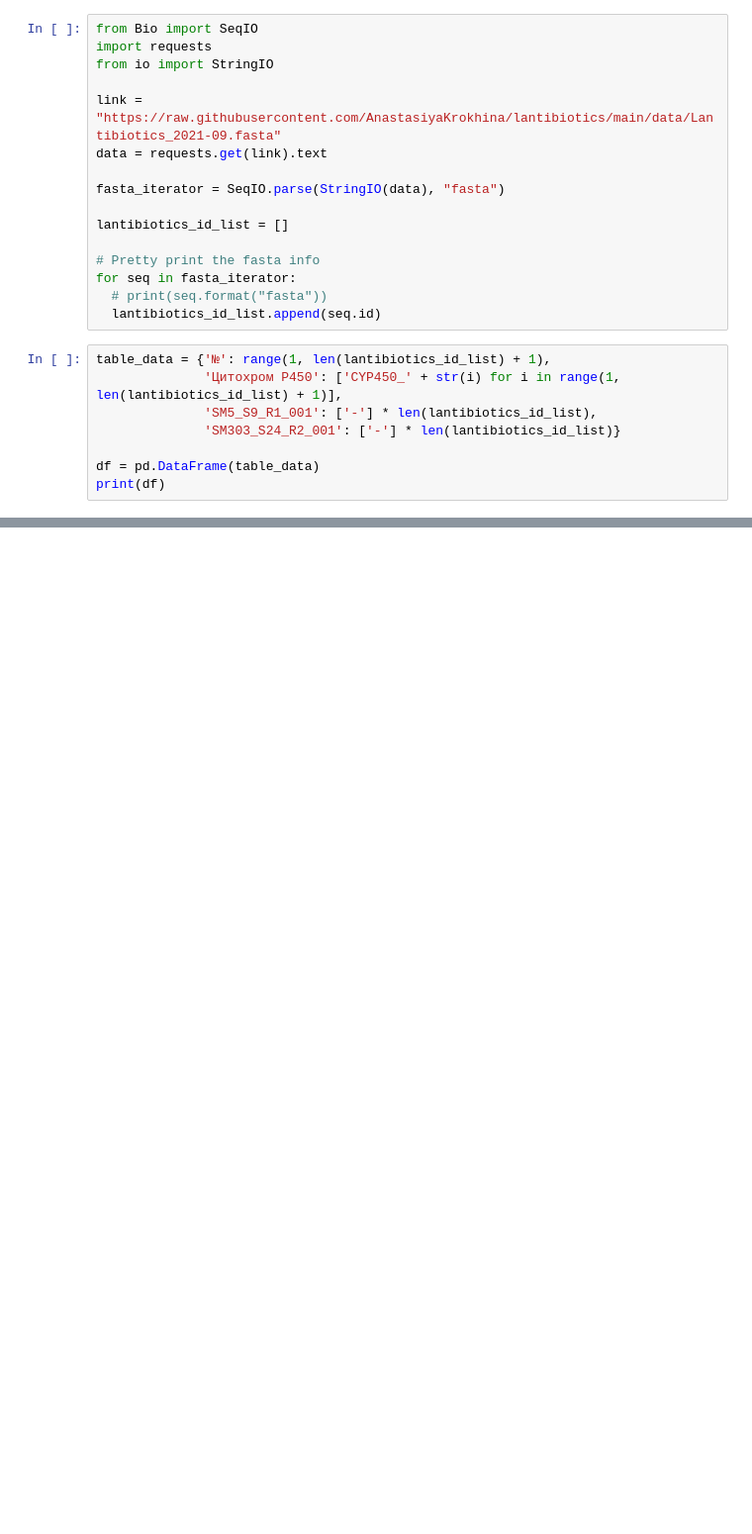
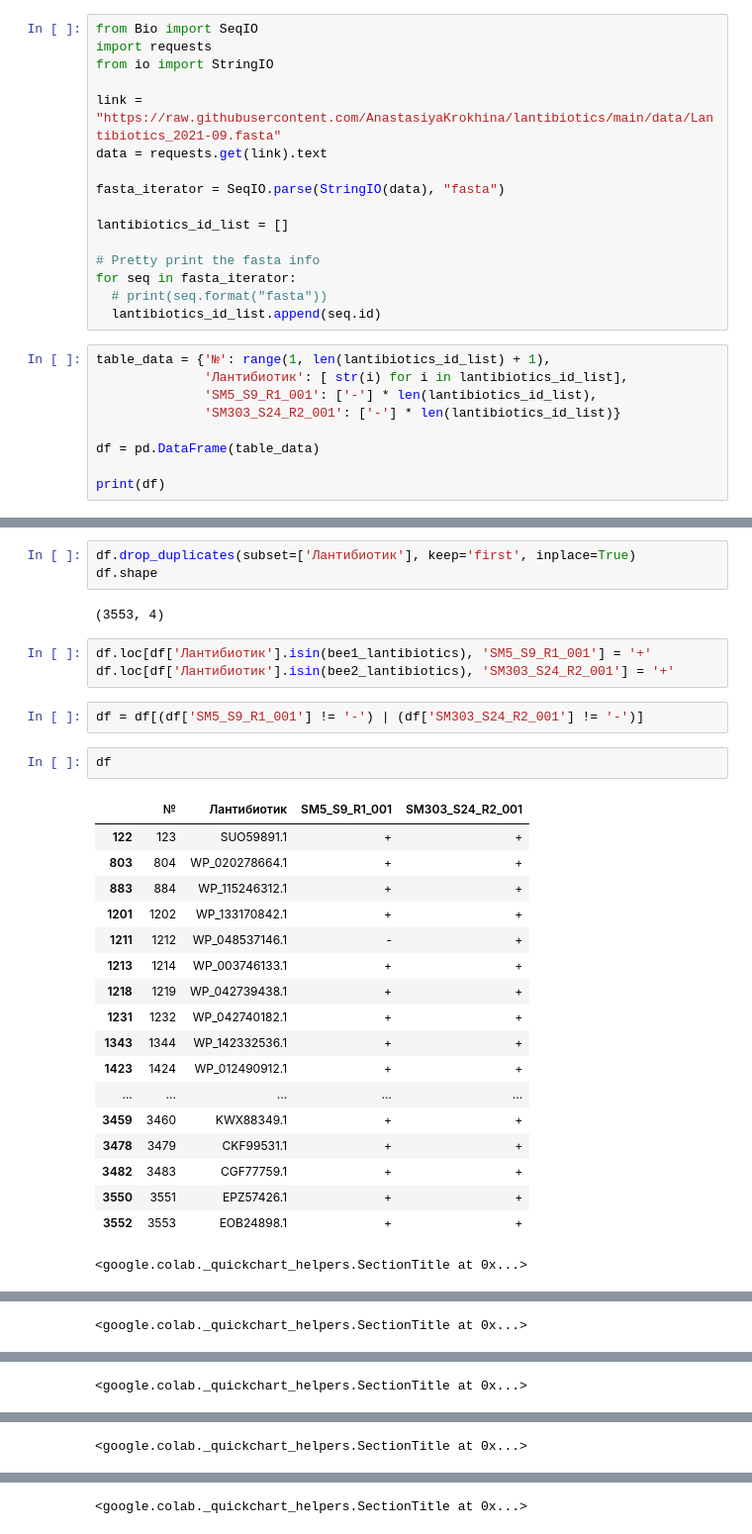
Before and after one commit to AnastasiyaKrokhina/lantibiotics, a Jupyter notebook: lantibiotics_heatmap.ipynb, the cells around one changed output, grey strips where cells are left out. Shown at 99% size. Saved outputs shown, nothing was run; the diff lists cells and outputs as text; blank space fills up the shorter version.

```diff
--- a/lantibiotics_heatmap.ipynb
+++ b/lantibiotics_heatmap.ipynb
@@ -45,9 +62,10 @@ for seq in fasta_iterator:
   lantibiotics_id_list.append(seq.id)
 # %%
 table_data = {'№': range(1, len(lantibiotics_id_list) + 1),
-              'Цитохром Р450': ['CYP450_' + str(i) for i in range(1, len(lantibiotics_id_list) + 1)],
+              'Лантибиотик': [ str(i) for i in lantibiotics_id_list],
               'SM5_S9_R1_001': ['-'] * len(lantibiotics_id_list),
               'SM303_S24_R2_001': ['-'] * len(lantibiotics_id_list)}
 
 df = pd.DataFrame(table_data)
+
 print(df)
@@ -53,0 +87,31 @@ print(df)
+# %%
+df.drop_duplicates(subset=['Лантибиотик'], keep='first', inplace=True)
+df.shape
+# %% [output]
+(3553, 4)
+# %%
+df.loc[df['Лантибиотик'].isin(bee1_lantibiotics), 'SM5_S9_R1_001'] = '+'
+df.loc[df['Лантибиотик'].isin(bee2_lantibiotics), 'SM303_S24_R2_001'] = '+'
+# %%
+df = df[(df['SM5_S9_R1_001'] != '-') | (df['SM303_S24_R2_001'] != '-')]
+# %%
+df
+# %% [output]
+|  | № | Лантибиотик | SM5_S9_R1_001 | SM303_S24_R2_001 |
+| 122 | 123 | SUO59891.1 | + | + |
+| 803 | 804 | WP_020278664.1 | + | + |
+| 883 | 884 | WP_115246312.1 | + | + |
+| 1201 | 1202 | WP_133170842.1 | + | + |
+| 1211 | 1212 | WP_048537146.1 | - | + |
+| 1213 | 1214 | WP_003746133.1 | + | + |
+| 1218 | 1219 | WP_042739438.1 | + | + |
+| 1231 | 1232 | WP_042740182.1 | + | + |
+| 1343 | 1344 | WP_142332536.1 | + | + |
+| 1423 | 1424 | WP_012490912.1 | + | + |
+| ... | ... | ... | ... | ... |
+| 3459 | 3460 | KWX88349.1 | + | + |
+| 3478 | 3479 | CKF99531.1 | + | + |
+| 3482 | 3483 | CGF77759.1 | + | + |
+| 3550 | 3551 | EPZ57426.1 | + | + |
+| 3552 | 3553 | EOB24898.1 | + | + |
+<google.colab._quickchart_helpers.SectionTitle at 0x...>
@@ -53,0 +135 @@ print(df)
+<google.colab._quickchart_helpers.SectionTitle at 0x...>
@@ -53,0 +152 @@ print(df)
+<google.colab._quickchart_helpers.SectionTitle at 0x...>
@@ -53,0 +185 @@ print(df)
+<google.colab._quickchart_helpers.SectionTitle at 0x...>
@@ -53,0 +206 @@ print(df)
+<google.colab._quickchart_helpers.SectionTitle at 0x...>
```
Also changed, not shown: parts of 10 cells of this notebook.
